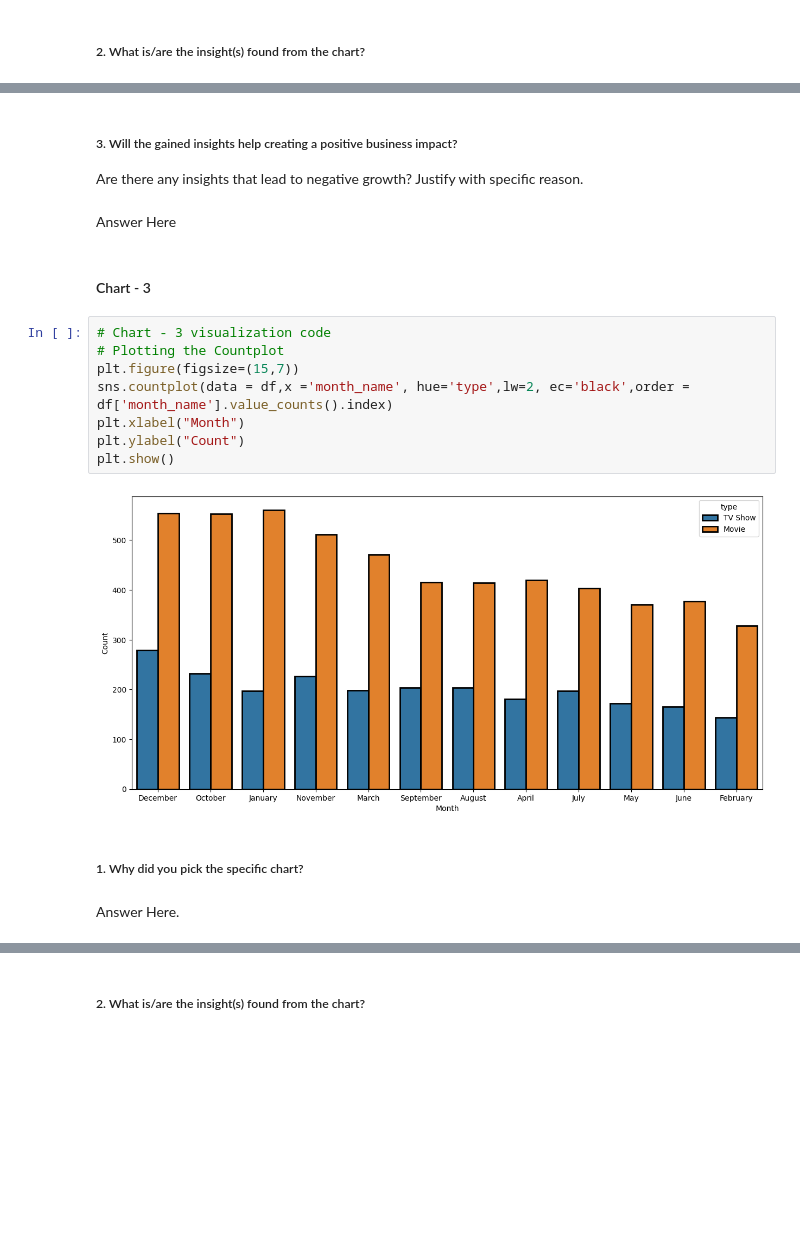
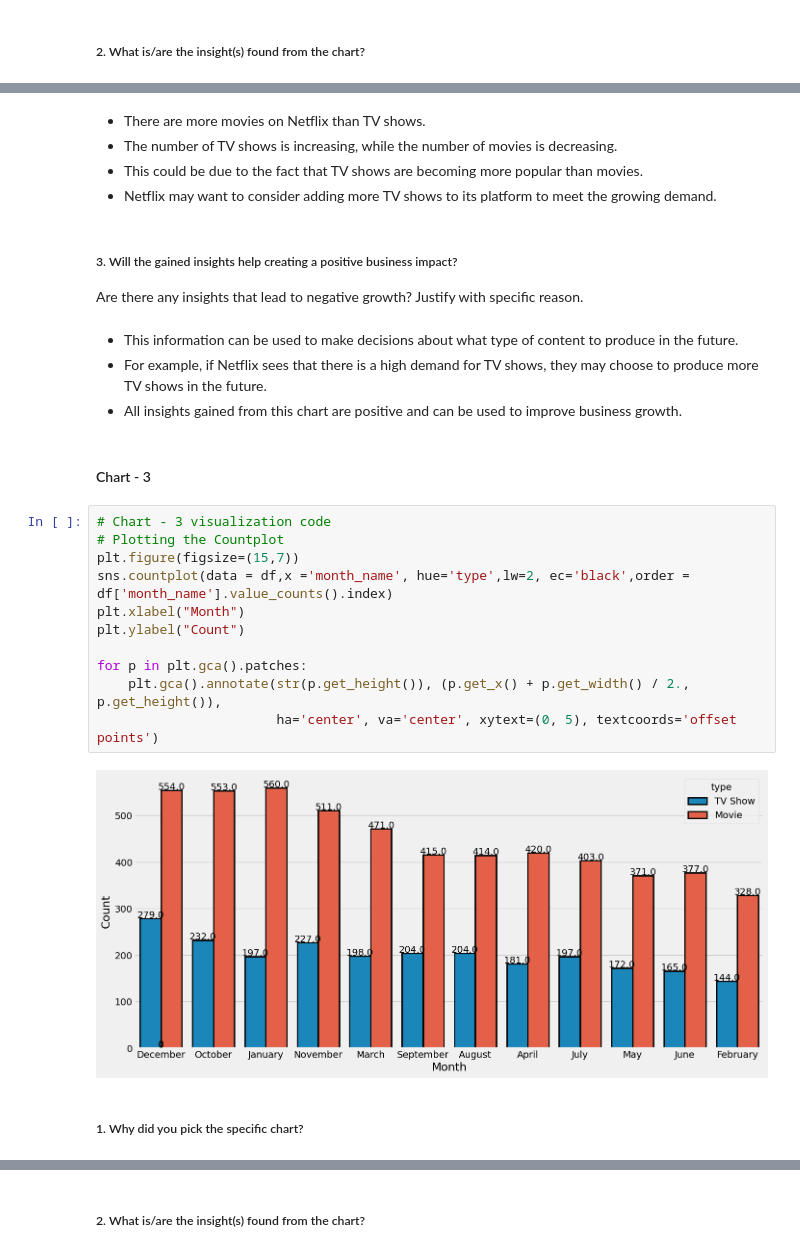
Before and after one commit to amol004/NETFLIX-MOVIES-AND-TV-SHOWS-CLUSTERING, a Jupyter notebook: NETFLIX_MOVIES_AND_TV_SHOWS_CLUSTERING.ipynb, the cells around one changed output, grey strips where cells are left out. Cells and saved outputs as stored; diff of their text form; blank space fills up the shorter version.

```diff
--- a/NETFLIX_MOVIES_AND_TV_SHOWS_CLUSTERING.ipynb
+++ b/NETFLIX_MOVIES_AND_TV_SHOWS_CLUSTERING.ipynb
@@ -415,21 +417,29 @@ Answer Here
+# %% [markdown]
+- There are more movies on Netflix than TV shows.
+- The number of TV shows is increasing, while the number of movies is decreasing.
+- This could be due to the fact that TV shows are becoming more popular than movies.
+- Netflix may want to consider adding more TV shows to its platform to meet the growing demand.
 # %% [markdown]
 ##### 3. Will the gained insights help creating a positive business impact?
 Are there any insights that lead to negative growth? Justify with specific reason.
-# %% [markdown]
-Answer Here
+# %% [markdown]
+- This information can be used to make decisions about what type of content to produce in the future.
+- For example, if Netflix sees that there is a high demand for TV shows, they may choose to produce more TV shows in the future.
+- All insights gained from this chart are positive and can be used to improve business growth.
 # %% [markdown]
 #### Chart - 3
 # %%
 # Chart - 3 visualization code
 # Plotting the Countplot
 plt.figure(figsize=(15,7))
 sns.countplot(data = df,x ='month_name', hue='type',lw=2, ec='black',order = df['month_name'].value_counts().index)
 plt.xlabel("Month")
 plt.ylabel("Count")
-plt.show()
+
+for p in plt.gca().patches:
+    plt.gca().annotate(str(p.get_height()), (p.get_x() + p.get_width() / 2., p.get_height()),
+                       ha='center', va='center', xytext=(0, 5), textcoords='offset points')
 # %% [output]
-[figure, old version]
+[figure, new version]
 # %% [markdown]
 ##### 1. Why did you pick the specific chart?
-# %% [markdown]
-Answer Here.
```
Also changed, not shown: parts of 15 cells of this notebook.
